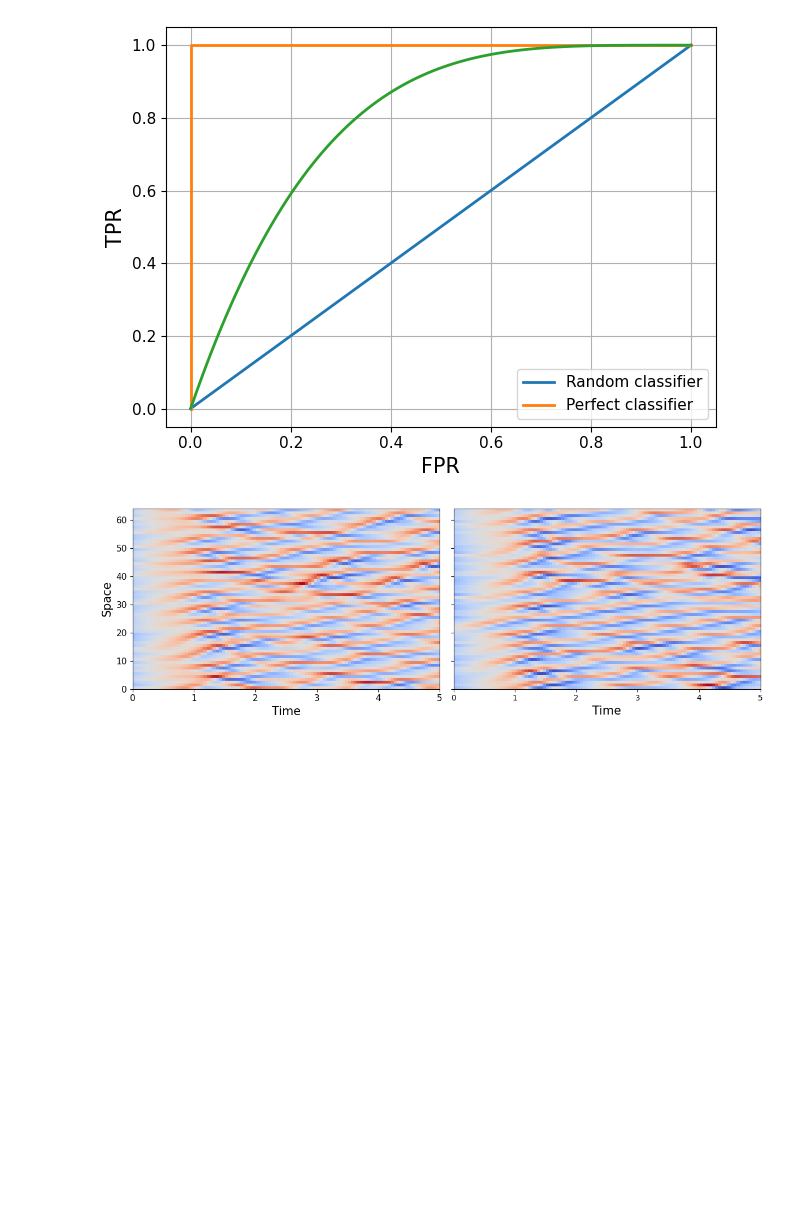
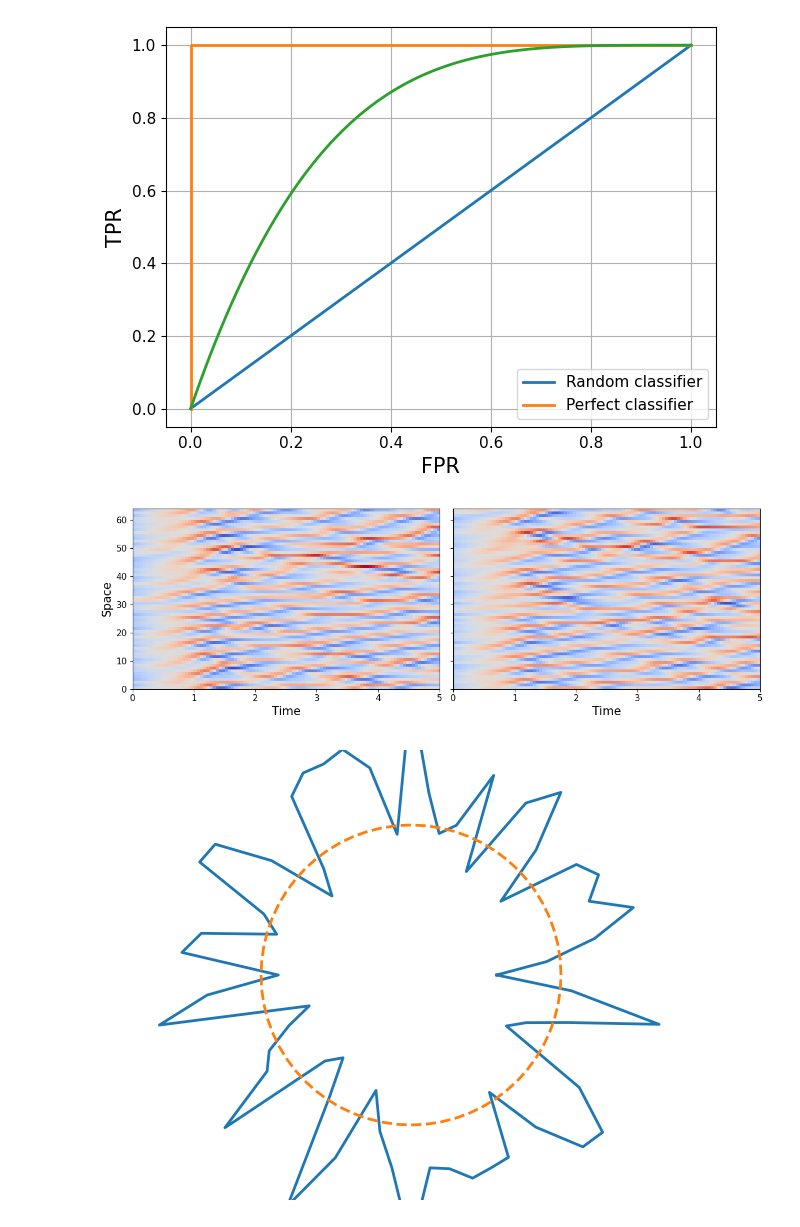
Before and after one commit to gerome-andry/dasbi, a Jupyter notebook: results.ipynb, the cells around one changed output. Cells and saved outputs as stored; diff of their text form; code cells hidden in the pictures; blank space fills up the shorter version.

```diff
--- a/results.ipynb
+++ b/results.ipynb
@@ -102,23 +102,66 @@ plt.show()
 # %%
 from dasbi.simulators.sim_lorenz96 import LZ96 as sim
 
 N = 64
 s64 = sim(N, 8, .5)
 times = torch.linspace(0,5,100)
 s64.generate_steps(torch.randn((2,N)), times, observe=False)
 
 fig,ax = plt.subplots(1,2, sharey='row', figsize = (12,4))
 
-ax[0].imshow(s64.data[0].T, cmap='coolwarm', extent = [0,5,0,N], aspect = 'auto')
-ax[1].imshow(s64.data[1].T, cmap='coolwarm', extent = [0,5,0,N], aspect = 'auto')
+minv = torch.minimum(s64.data[0].min(),s64.data[1].min())
+maxv = torch.maximum(s64.data[0].max(),s64.data[1].max())
+
+ax[0].imshow(s64.data[0].T, cmap='coolwarm', extent = [0,5,0,N], aspect = 'auto', vmin = minv, vmax = maxv)
+ax[1].imshow(s64.data[1].T, cmap='coolwarm', extent = [0,5,0,N], aspect = 'auto', vmin = minv, vmax = maxv)
 ax[0].set_ylabel('Space', fontsize = axis_font)
 ax[0].set_xlabel('Time', fontsize = axis_font)
 ax[1].set_xlabel('Time', fontsize = axis_font)
 ax[0].tick_params('both', labelsize = legend_font)
+ax[1].tick_params('both', labelsize = legend_font)
+
 
 plt.tight_layout()
 plt.savefig(impth+'LZ96.pdf')
 
 plt.show()
+
+def polar_plot_lz(data, N, ensemble = False, offset = 10, gt = None, mask = None):
+    th = torch.linspace(0,2*torch.pi,N+1)
+    rad = offset
+
+    if not ensemble:
+        dispdat = torch.cat((data, data[:1]), dim = 0)
+        plt.plot((rad + dispdat)*th.cos(), (rad + dispdat)*th.sin(), linewidth = lw)
+        plt.plot(rad*th.cos(), rad*th.sin(), '--', linewidth = lw)
+
+    else:
+        width = 8*lw/data.shape[0]
+
+        for d in data:
+            d = d.squeeze()
+            dispdat = torch.cat((d, d[:1]), dim = 0)
+            plt.plot((rad + dispdat)*th.cos(), (rad + dispdat)*th.sin(), '0.7', linewidth = width,
+                     alpha = .1)
+
+        if mask is not None:
+            for i,m in enumerate(mask.squeeze()):
+                if m:
+                    plt.plot([0, rad*th[i].cos()],[0, rad*th[i].sin()], 'g--', linewidth = lw)
+        dispdat = torch.cat((gt, gt[:1]), dim = 0)
+        plt.plot((rad + dispdat)*th.cos(), (rad + dispdat)*th.sin(), linewidth = lw)
+        plt.plot(rad*th.cos(), rad*th.sin(), '--', linewidth = lw)
+
+    ax = plt.gca()
+    ax.axis('equal')
+    plt.tick_params(left = False, right = False , labelleft = False ,
+                labelbottom = False, bottom = False)
+    plt.gca().axis('off')
+    plt.xlim(-rad-0.5*rad, rad+0.5*rad)
+    plt.ylim(-rad-0.5*rad, rad+0.5*rad)
+    plt.tight_layout()
+
+polar_plot_lz(s64.data[0,50], N)
 # %% [output]
-[figure, old version]
+[figure, new version]
+[figure, added]
```
Also changed, not shown: parts of 6 cells of this notebook, 4 other files.
